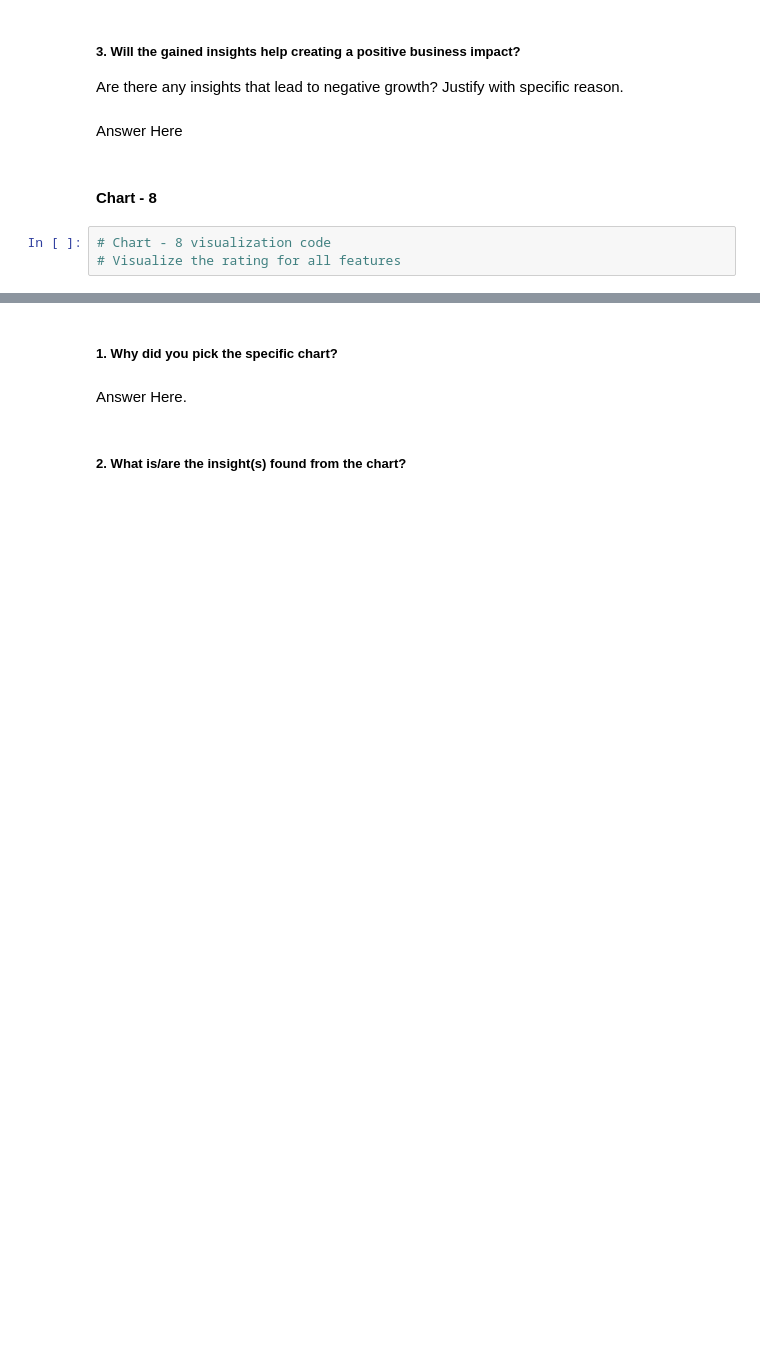
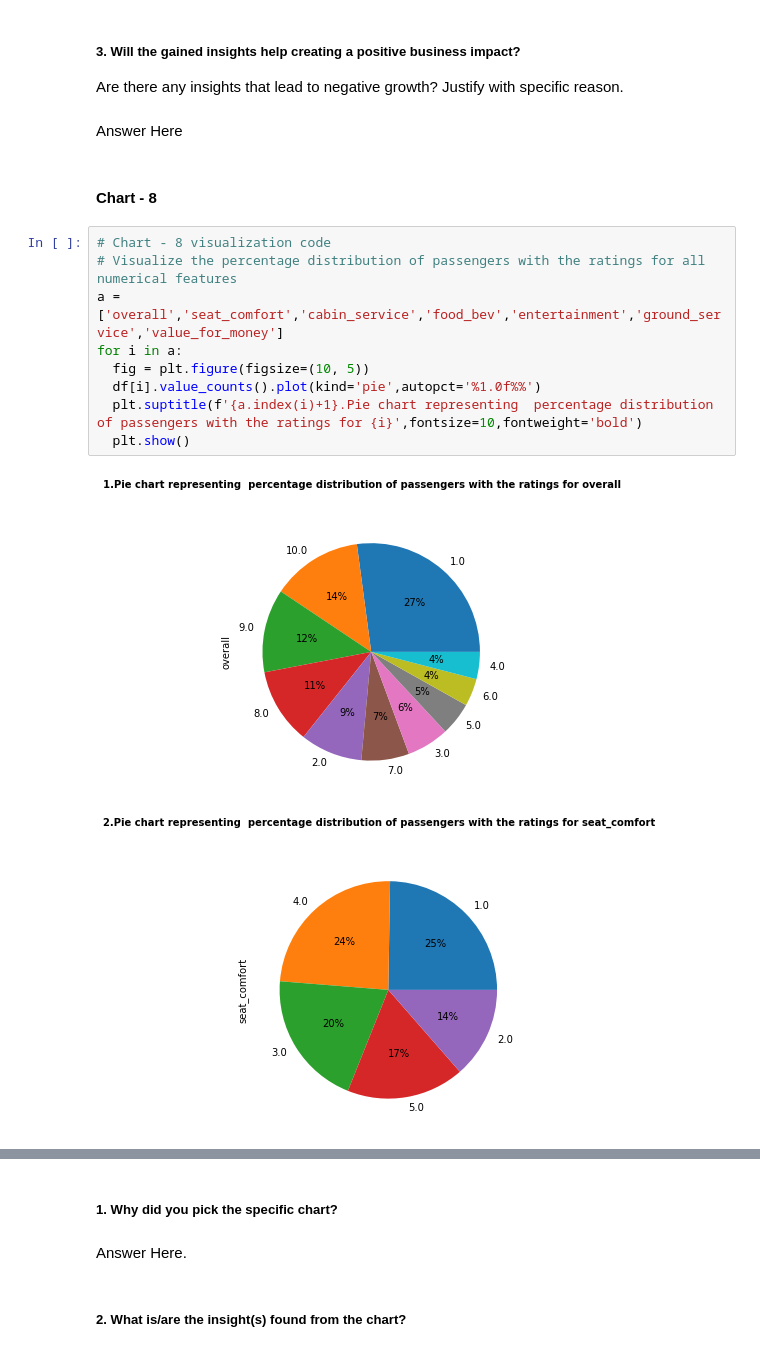
Before and after one commit to meenubenny/Airline_Passenger_Referral_Prediction, a Jupyter notebook: MeenuBenny_Airline_Passenger_Referral_Prediction_capston_project.ipynb, the cells around one changed output, grey strips where cells are left out. Saved outputs shown, nothing was run; the diff lists cells and outputs as text; blank space fills up the shorter version.

```diff
--- a/MeenuBenny_Airline_Passenger_Referral_Prediction_capston_project.ipynb
+++ b/MeenuBenny_Airline_Passenger_Referral_Prediction_capston_project.ipynb
@@ -569,6 +569,15 @@ Are there any insights that lead to negative growth? Justify with specific reaso
 Answer Here
 # %% [markdown]
 #### Chart - 8
-# %%
-# Chart - 8 visualization code
-# Visualize the rating for all features
+# %%
+# Chart - 8 visualization code
+# Visualize the percentage distribution of passengers with the ratings for all numerical features
+a = ['overall','seat_comfort','cabin_service','food_bev','entertainment','ground_service','value_for_money']
+for i in a:
+  fig = plt.figure(figsize=(10, 5))
+  df[i].value_counts().plot(kind='pie',autopct='%1.0f%%')
+  plt.suptitle(f'{a.index(i)+1}.Pie chart representing  percentage distribution of passengers with the ratings for {i}',fontsize=10,fontweight='bold')
+  plt.show()
+# %% [output]
+[figure, added]
+[figure, added]
```
Also changed, not shown: parts of 6 cells of this notebook.
